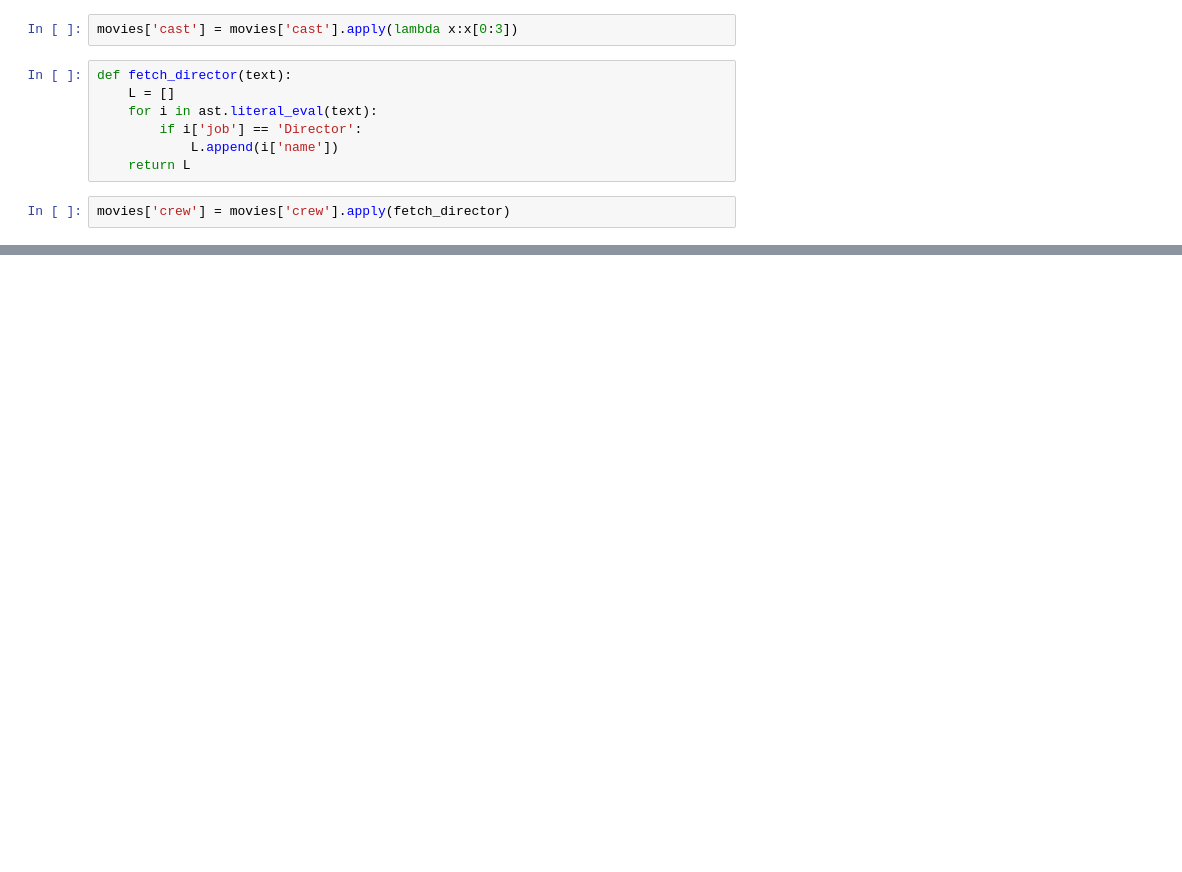
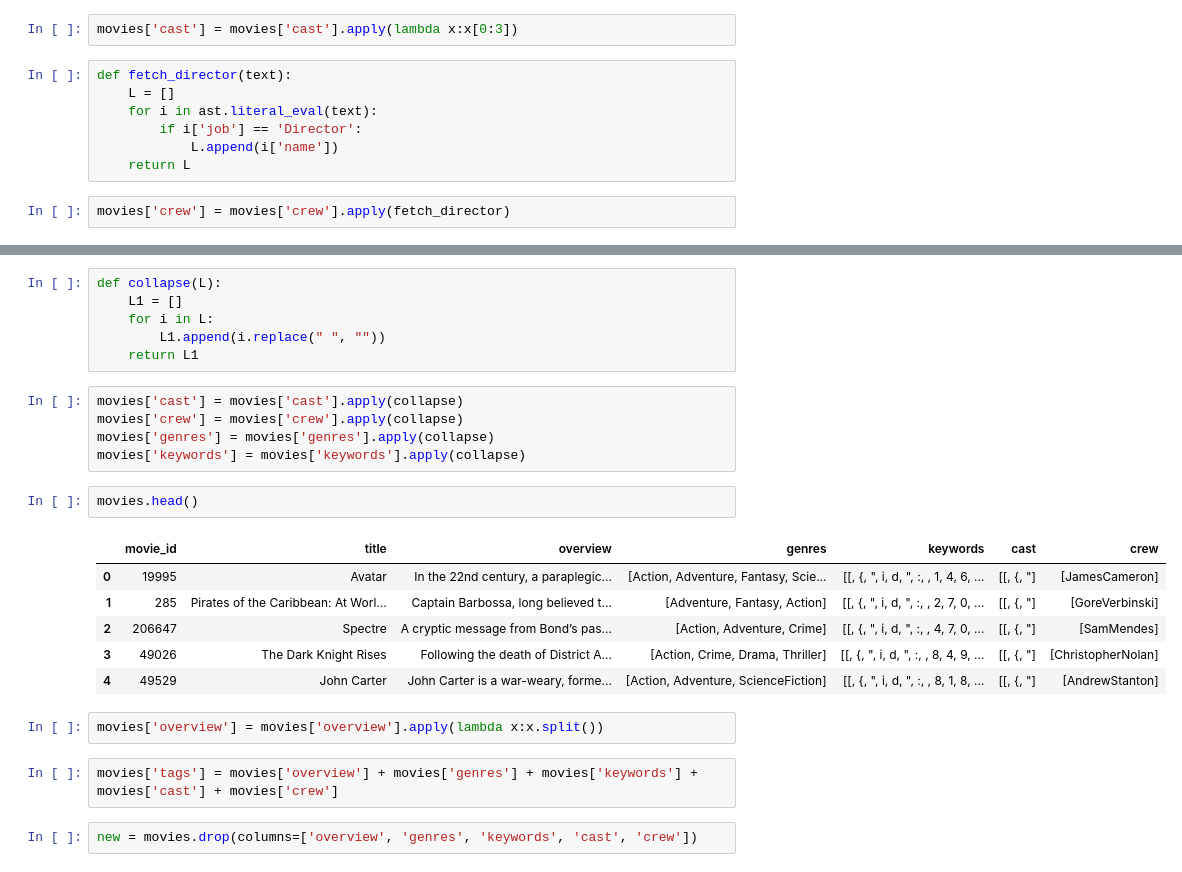
Before and after one commit to DungusRL/movie-recomender, a Jupyter notebook: recomendation_system.ipynb, the cells around one changed output, grey strips where cells are left out. Drawn from its saved outputs; the diff is of its cells as text; blank space fills up the shorter version.

Commit message:
Format data to only id, title and tags

```diff
--- a/recomendation_system.ipynb
+++ b/recomendation_system.ipynb
@@ -46,0 +92,26 @@ movies.sample(5)
+# %%
+def collapse(L):
+    L1 = []
+    for i in L:
+        L1.append(i.replace(" ", ""))
+    return L1
+# %%
+movies['cast'] = movies['cast'].apply(collapse)
+movies['crew'] = movies['crew'].apply(collapse)
+movies['genres'] = movies['genres'].apply(collapse)
+movies['keywords'] = movies['keywords'].apply(collapse)
+# %%
+movies.head()
+# %% [output]
+|  | movie_id | title | overview | genres | keywords | cast | crew |
+| 0 | 19995 | Avatar | In the 22nd century, a paraplegic... | [Action, Adventure, Fantasy, Scie... | [[, {, ", i, d, ", :, , 1, 4, 6, ... | [[, {, "] | [JamesCameron] |
+| 1 | 285 | Pirates of the Caribbean: At Worl... | Captain Barbossa, long believed t... | [Adventure, Fantasy, Action] | [[, {, ", i, d, ", :, , 2, 7, 0, ... | [[, {, "] | [GoreVerbinski] |
+| 2 | 206647 | Spectre | A cryptic message from Bond’s pas... | [Action, Adventure, Crime] | [[, {, ", i, d, ", :, , 4, 7, 0, ... | [[, {, "] | [SamMendes] |
+| 3 | 49026 | The Dark Knight Rises | Following the death of District A... | [Action, Crime, Drama, Thriller] | [[, {, ", i, d, ", :, , 8, 4, 9, ... | [[, {, "] | [ChristopherNolan] |
+| 4 | 49529 | John Carter | John Carter is a war-weary, forme... | [Action, Adventure, ScienceFiction] | [[, {, ", i, d, ", :, , 8, 1, 8, ... | [[, {, "] | [AndrewStanton] |
+# %%
+movies['overview'] = movies['overview'].apply(lambda x:x.split())
+# %%
+movies['tags'] = movies['overview'] + movies['genres'] + movies['keywords'] + movies['cast'] + movies['crew']
+# %%
+new = movies.drop(columns=['overview', 'genres', 'keywords', 'cast', 'crew'])
```
Also changed, not shown: parts of 8 cells of this notebook.
